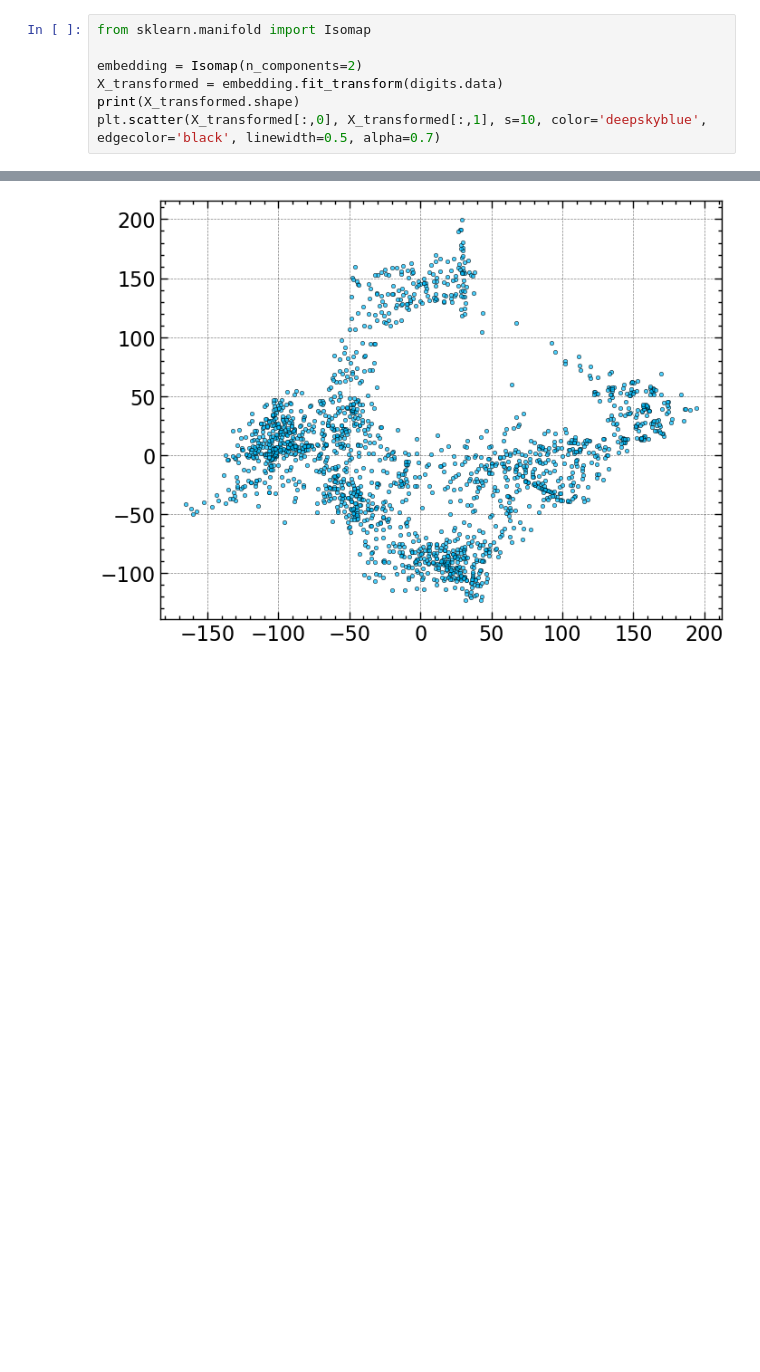
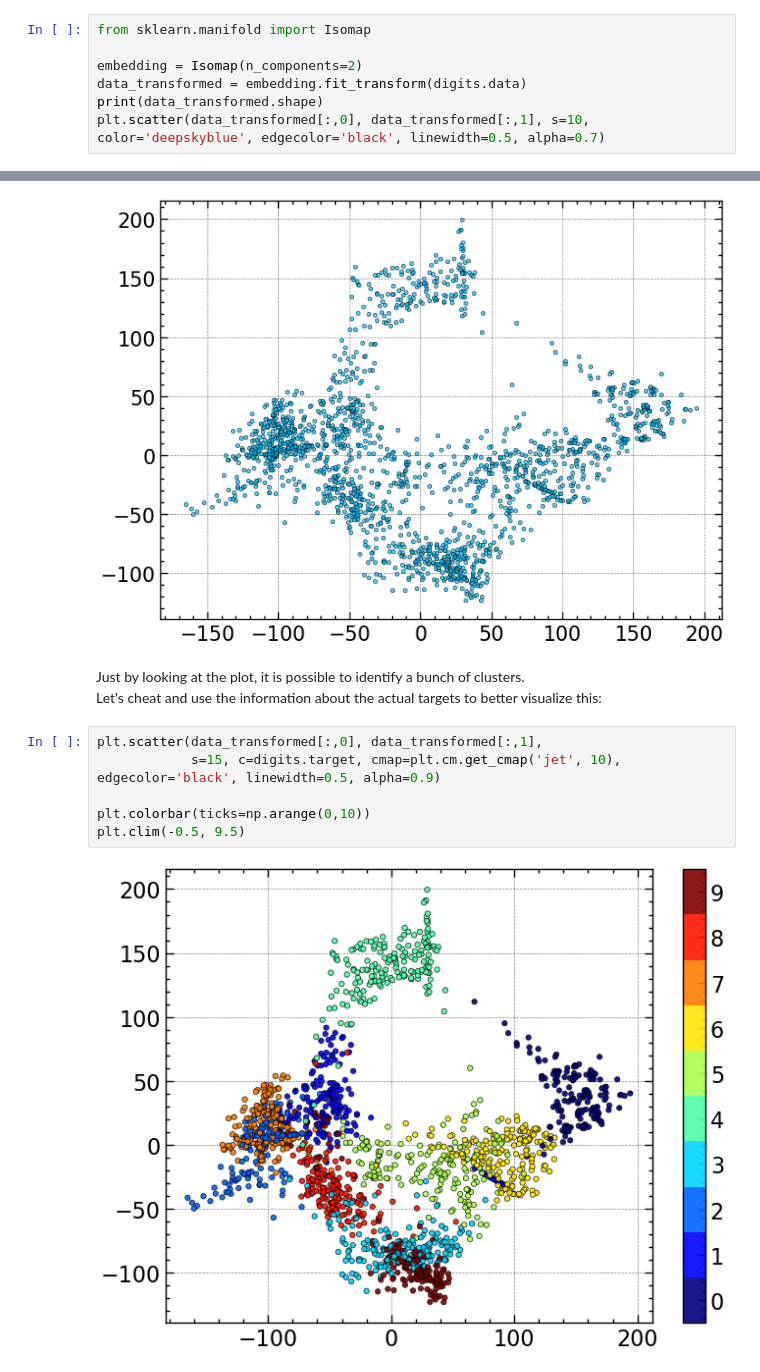
Before and after one commit to M-Bianchi/astrostatistics_bicocca_2024, a Jupyter notebook: working/W12_image_recognition.ipynb, the cells around one changed output, grey strips where cells are left out. Saved outputs shown, nothing was run; the diff lists cells and outputs as text; blank space fills up the shorter version.

```diff
--- a/working/W12_image_recognition.ipynb
+++ b/working/W12_image_recognition.ipynb
@@ -154,10 +172,21 @@ There are many ways to improve this classifier, for example using a more sophist
 from sklearn.manifold import Isomap
 
 embedding = Isomap(n_components=2)
-X_transformed = embedding.fit_transform(digits.data)
-print(X_transformed.shape)
-plt.scatter(X_transformed[:,0], X_transformed[:,1], s=10, color='deepskyblue', edgecolor='black', linewidth=0.5, alpha=0.7)
+data_transformed = embedding.fit_transform(digits.data)
+print(data_transformed.shape)
+plt.scatter(data_transformed[:,0], data_transformed[:,1], s=10, color='deepskyblue', edgecolor='black', linewidth=0.5, alpha=0.7)
 # %% [output]
 (1797, 2)
 <matplotlib.collections.PathCollection at 0x...>
 [figure]
+# %% [markdown]
+Just by looking at the plot, it is possible to identify a bunch of clusters.\
+Let's cheat and use the information about the actual targets to better visualize this:
+# %%
+plt.scatter(data_transformed[:,0], data_transformed[:,1],
+            s=15, c=digits.target, cmap=plt.cm.get_cmap('jet', 10), edgecolor='black', linewidth=0.5, alpha=0.9)
+
+plt.colorbar(ticks=np.arange(0,10))
+plt.clim(-0.5, 9.5)
+# %% [output]
+[figure, added]
```
Also changed, not shown: parts of 20 cells of this notebook.
